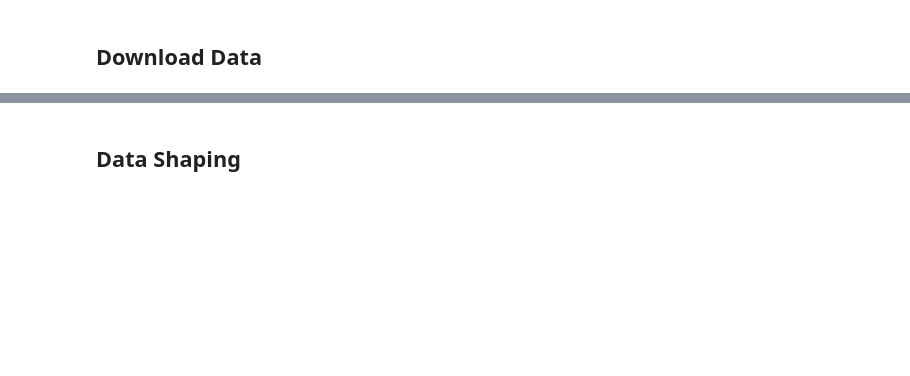
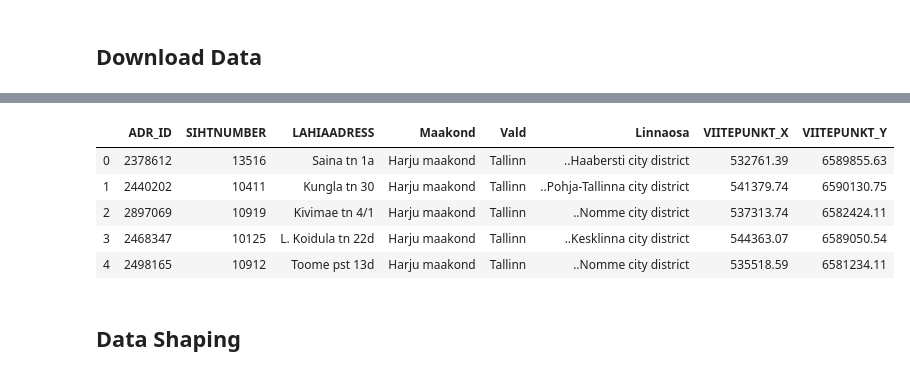
Before and after one commit to MariTheCodeExplorer/Coursera_Capstone, a Jupyter notebook: Capstone Project.ipynb, the cells around one changed output, grey strips where cells are left out. Cells and saved outputs as stored; diff of their text form; code cells hidden in the pictures; blank space fills up the shorter version.

```diff
--- a/Capstone Project.ipynb
+++ b/Capstone Project.ipynb
@@ -107,3 +103,13 @@ UnicodeDecodeError: 'utf-8' codec can't decode byte 0xe4 in position 8: invalid
+# %%
+df_postal_codes =  pd.read_csv(StringIO(data['postal_codes']))
+df_postal_codes.head()
+# %% [output]
+|  | ADR_ID | SIHTNUMBER | LAHIAADRESS | Maakond | Vald | Linnaosa | VIITEPUNKT_X | VIITEPUNKT_Y |
+| 0 | 2378612 | 13516 | Saina tn 1a | Harju maakond | Tallinn | ..Haabersti city district | 532761.39 | 6589855.63 |
+| 1 | 2440202 | 10411 | Kungla tn 30 | Harju maakond | Tallinn | ..Pohja-Tallinna city district | 541379.74 | 6590130.75 |
+| 2 | 2897069 | 10919 | Kivimae tn 4/1 | Harju maakond | Tallinn | ..Nomme city district | 537313.74 | 6582424.11 |
+| 3 | 2468347 | 10125 | L. Koidula tn 22d | Harju maakond | Tallinn | ..Kesklinna city district | 544363.07 | 6589050.54 |
+| 4 | 2498165 | 10912 | Toome pst 13d | Harju maakond | Tallinn | ..Nomme city district | 535518.59 | 6581234.11 |
 # %% [markdown]
 ## Data Shaping
 # %%
```
Also changed, not shown: parts of 16 cells of this notebook, 2 other files.
